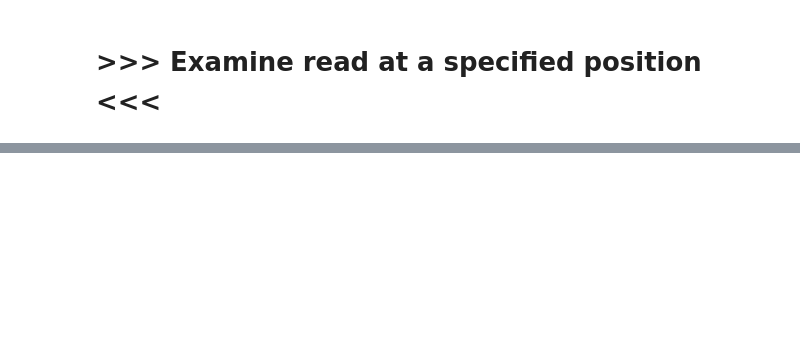
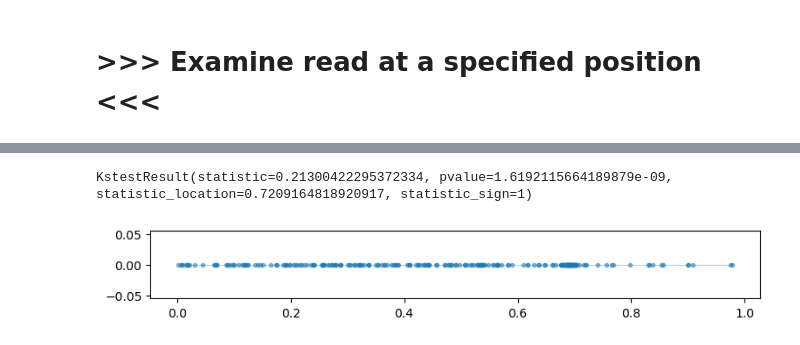
Before and after one commit to regevs/recombination, a Jupyter notebook: notebooks/20240113_read_dashboard.ipynb, the cells around one changed output, grey strips where cells are left out. Drawn from its saved outputs; the diff is of its cells as text; code cells hidden in the pictures; blank space fills up the shorter version.

```diff
--- a/notebooks/20240113_read_dashboard.ipynb
+++ b/notebooks/20240113_read_dashboard.ipynb
@@ -197,0 +201,6 @@ Haplotype 2
+# %%
+%%time
+events_df = pl.read_parquet(
+    Path("/lustre/scratch126/casm/team154pc/sl17/03.sperm/02.results/01.read_alignment/01.ccs/04.hifiasm/02.hifiasm_0.19.5-r592/02.chromosome_length_scaffolds/") \
+        / f"{focal_sample_id}" / "reads" / f"{denovo_chrom}.read_refinement.parquet"
+)
@@ -197,0 +221,17 @@ Haplotype 2
+# %%
+relative_positions = (events_df
+        .filter(pl.col("read_name") == "m64178e_220824_153720/135529732/ccs")
+        .filter((pl.col("op1") == pl.col("op2")) & (pl.col("op1") != 7))
+        .select((pl.col("start") / pl.col("read_length1")).alias("relative_position"))
+    )["relative_position"]
+
+fig, ax = plt.subplots(figsize=(9, 1))
+ax.plot(relative_positions, np.zeros_like(relative_positions), '.-', lw=0.5, alpha=0.5)
+
+print(scipy.stats.ks_1samp(
+    relative_positions,
+    scipy.stats.uniform(0,1).cdf
+))
+# %% [output]
+KstestResult(statistic=0.21300422295372334, pvalue=1.6192115664189879e-09, statistic_location=0.7209164818920917, statistic_sign=1)
+[figure, added]
```
Also changed, not shown: parts of 19 cells of this notebook, 25 other files.
